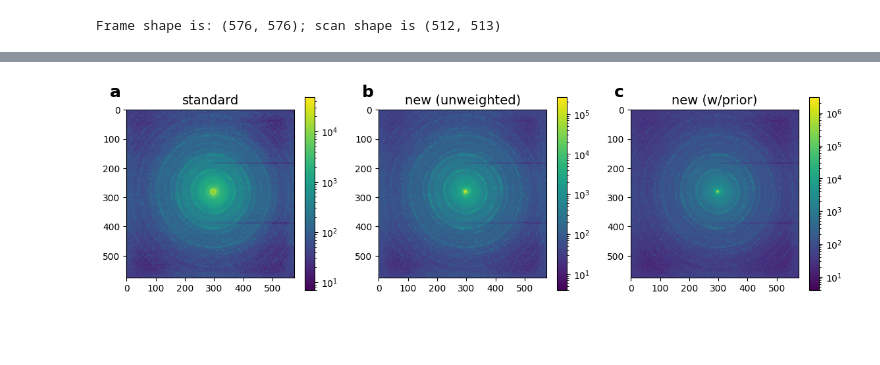
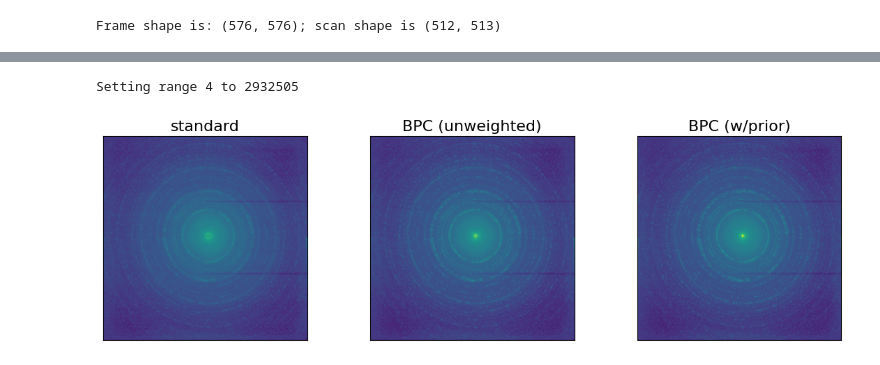
Before and after one commit to jerenner/backpropcount, a Jupyter notebook: notebooks/FIG4_reconstruction.ipynb, the cells around one changed output, grey strips where cells are left out. Saved outputs shown, nothing was run; the diff lists cells and outputs as text; code cells hidden in the pictures; blank space fills up the shorter version.

Commit message:
Plot diffraction pattern images with same contrast; remove flyback column in BPC real space plots

```diff
--- a/notebooks/FIG4_reconstruction.ipynb
+++ b/notebooks/FIG4_reconstruction.ipynb
@@ -43,19 +89,3 @@ Frame shape is: (576, 576); scan shape is (512, 513)
 with h5py.File(counted_file, 'r') as f0:
     frames_gausscount = f0['electron_events/frames'][:]
     weights_gausscount = f0['electron_events/weights'][:]
-# %%
-# Compute the diffraction pattern and bright field sums
-dp_standard = sp_standard.sum(axis=(0,1))
-bf_standard = sp_standard.sum(axis=(2,3))
-
-dp_gausscount = sp_gausscount.sum(axis=(0,1))
-bf_gausscount = sp_gausscount.sum(axis=(2,3))
-
-# Need to do the sums manually to include weights
-bf_weighted = np.zeros(sp_gausscount.scan_shape[0]*sp_gausscount.scan_shape[1], np.uint32)
-dp_weighted = np.zeros(sp_gausscount.frame_shape[0]*sp_gausscount.frame_shape[1], np.uint32)
-for ii, (events, weights) in enumerate(zip(frames_gausscount, weights_gausscount)):
-    bf_weighted[ii] = len(events) * sum(weights)
-    dp_weighted[events] += weights
-bf_weighted = bf_weighted.reshape(sp_gausscount.scan_shape)
-dp_weighted = dp_weighted.reshape(sp_gausscount.frame_shape)
@@ -62,33 +149,52 @@ dp_weighted = dp_weighted.reshape(sp_gausscount.frame_shape)
 # %%
 # Plot the diffraction patterns
 fig, axes = plt.subplots(1, 3, figsize=(14,3.8))
 axs = axes.flatten()
 
 # Labels for each plot
 labels_dp = ['a', 'b', 'c']
 
+min_val = np.min([dp_standard, dp_gausscount, dp_weighted])
+max_val = np.max([dp_standard, dp_gausscount, dp_weighted])
+print(f"Setting range {min_val} to {max_val}")
+
 # ------- standard
-im0 = axs[0].imshow(dp_standard, norm=LogNorm(), interpolation="none", cmap=viridis2)
-axs[0].set_title("standard",fontsize=14)
-fig.colorbar(im0, ax=axs[0], orientation='vertical')
-axs[0].text(-0.1, 1.15, labels_dp[0], transform=axs[0].transAxes, fontsize=18, fontweight='bold', va='top', ha='left')
+im0 = axs[0].imshow(dp_standard, norm=LogNorm(vmin=min_val, vmax=max_val), interpolation="none", cmap=viridis2)
+axs[0].set_title("standard",fontsize=16)
+#fig.colorbar(im0, ax=axs[0], orientation='vertical')
+#axs[0].text(-0.1, 1.15, labels_dp[0], transform=axs[0].transAxes, fontsize=18, fontweight='bold', va='top', ha='left')
+axs[0].xaxis.set_visible(False)
+axs[0].yaxis.set_visible(False)
+# Set up a scale bar
+# scale_bar_length = 100  # Length in pixels
+# scale_bar_start_x = 50
+# scale_bar_start_y = 500
+# axs[0].plot([scale_bar_start_x, scale_bar_start_x + scale_bar_length],
+#                  [scale_bar_start_y, scale_bar_start_y], color='white', lw=5)
+# axs[0].text(scale_bar_start_x + scale_bar_length / 2, scale_bar_start_y + 20, "scale",
+#                  color='white', fontsize=14, fontweight="bold", ha='center', va='top')
 
 # ------- new, unweighted
-im1 = axs[1].imshow(dp_gausscount, norm=LogNorm(), interpolation="none", cmap=viridis2)
-axs[1].set_title("new (unweighted)",fontsize=14)
-fig.colorbar(im1, ax=axs[1], orientation='vertical')
-axs[1].text(-0.1, 1.15, labels_dp[1], transform=axs[1].transAxes, fontsize=18, fontweight='bold', va='top', ha='left')
+im1 = axs[1].imshow(dp_gausscount, norm=LogNorm(vmin=min_val, vmax=max_val), interpolation="none", cmap=viridis2)
+axs[1].set_title("BPC (unweighted)",fontsize=16)
+#fig.colorbar(im1, ax=axs[1], orientation='vertical')
+#axs[1].text(-0.1, 1.15, labels_dp[1], transform=axs[1].transAxes, fontsize=18, fontweight='bold', va='top', ha='left')
+axs[1].xaxis.set_visible(False)
+axs[1].yaxis.set_visible(False)
 
 # ------- new, weighted
-im2 = axs[2].imshow(dp_weighted, norm=LogNorm(), interpolation="none", cmap=viridis2)
-axs[2].set_title("new (w/prior)",fontsize=14)
-fig.colorbar(im2, ax=axs[2], orientation='vertical')
-axs[2].text(-0.1, 1.15, labels_dp[2], transform=axs[2].transAxes, fontsize=18, fontweight='bold', va='top', ha='left')
+im2 = axs[2].imshow(dp_weighted, norm=LogNorm(vmin=min_val, vmax=max_val), interpolation="none", cmap=viridis2)
+axs[2].set_title("BPC (w/prior)",fontsize=16)
+#fig.colorbar(im2, ax=axs[2], orientation='vertical')
+#axs[2].text(-0.1, 1.15, labels_dp[2], transform=axs[2].transAxes, fontsize=18, fontweight='bold', va='top', ha='left')
+axs[2].xaxis.set_visible(False)
+axs[2].yaxis.set_visible(False)
 
 # Save the figure
-plt.savefig("fig/fig4_diffraction.pdf", bbox_inches='tight')
+plt.savefig("fig/fig4_diffraction.svg", bbox_inches='tight')
 # %% [output]
+Setting range 4 to 2932505
-[figure, old version]
+[figure, new version]
 # %%
 # Plot the bright field images
 fig, axes = plt.subplots(1, 3, figsize=(14,3.8))
```
Also changed, not shown: parts of 4 cells of this notebook.
